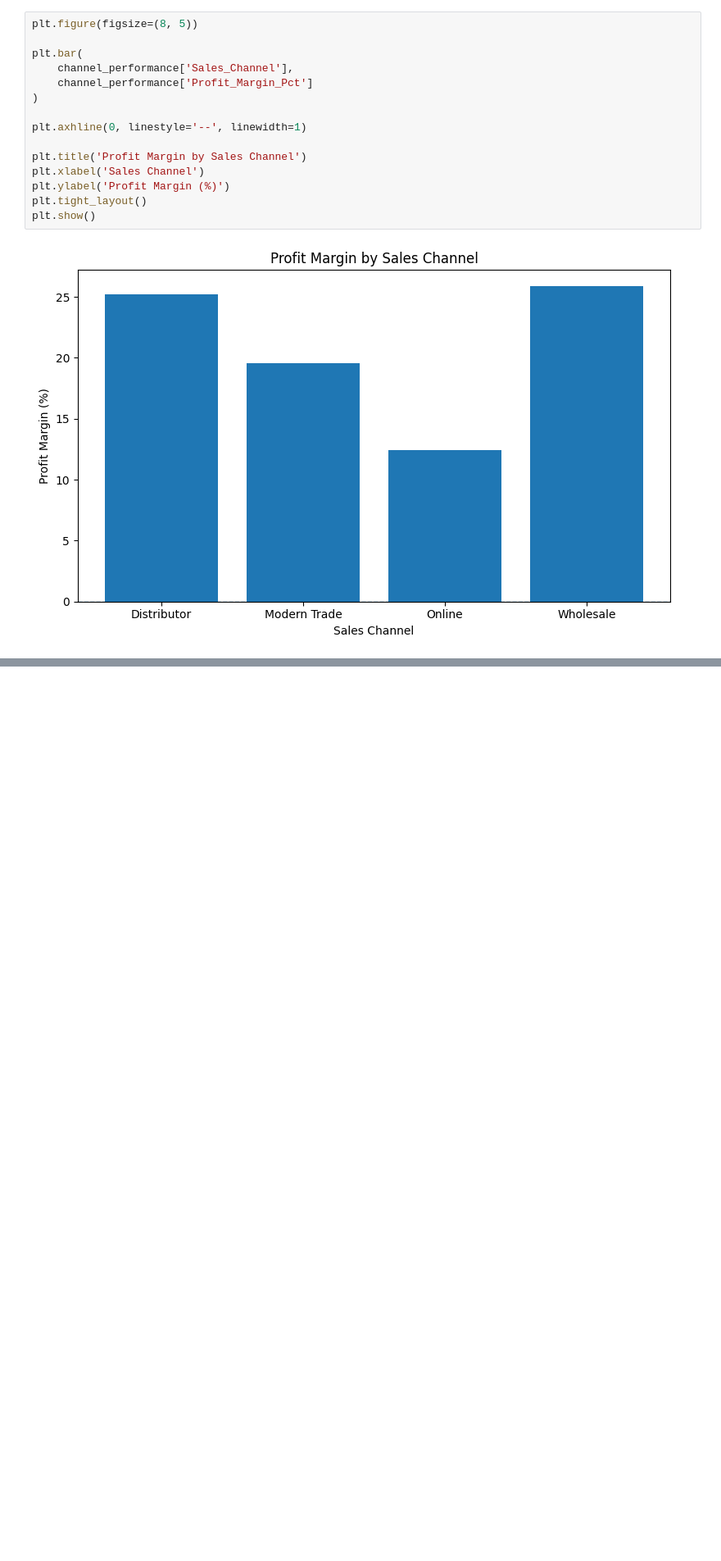
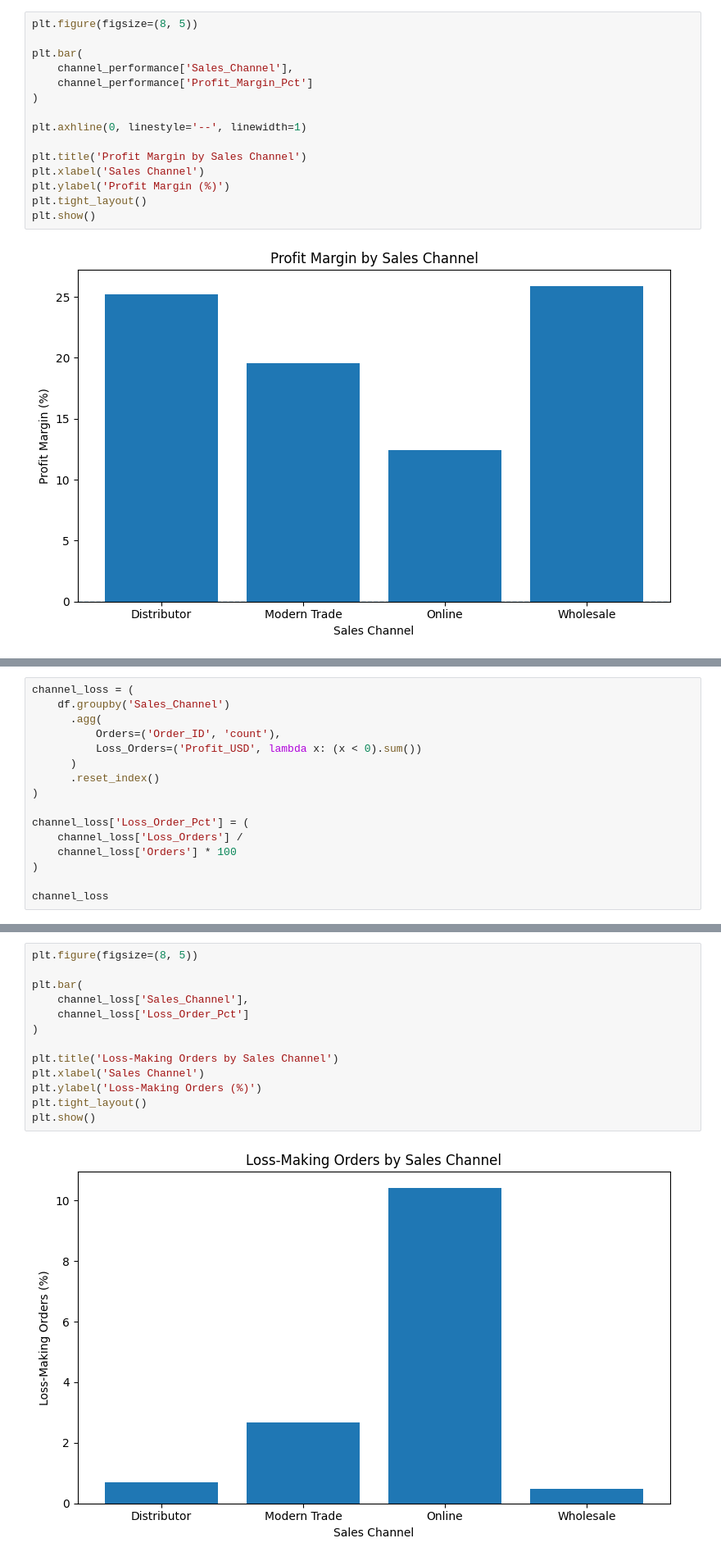
Before and after one commit to Alive-Peterson/myprojects, a Jupyter notebook: data_analytics/financial_performance_and_profitability/notebooks/FMCG_Sales_Profitability_Analysis.ipynb, the cells around one changed output, grey strips where cells are left out. Shown at 82% size. Cells and saved outputs as stored; diff of their text form; blank space fills up the shorter version.

```diff
--- a/data_analytics/financial_performance_and_profitability/notebooks/FMCG_Sales_Profitability_Analysis.ipynb
+++ b/data_analytics/financial_performance_and_profitability/notebooks/FMCG_Sales_Profitability_Analysis.ipynb
@@ -343,0 +456,16 @@ plt.show()
+# %%
+channel_loss = (
+    df.groupby('Sales_Channel')
+      .agg(
+          Orders=('Order_ID', 'count'),
+          Loss_Orders=('Profit_USD', lambda x: (x < 0).sum())
+      )
+      .reset_index()
+)
+
+channel_loss['Loss_Order_Pct'] = (
+    channel_loss['Loss_Orders'] /
+    channel_loss['Orders'] * 100
+)
+
+channel_loss
@@ -343,0 +478,15 @@ plt.show()
+# %%
+plt.figure(figsize=(8, 5))
+
+plt.bar(
+    channel_loss['Sales_Channel'],
+    channel_loss['Loss_Order_Pct']
+)
+
+plt.title('Loss-Making Orders by Sales Channel')
+plt.xlabel('Sales Channel')
+plt.ylabel('Loss-Making Orders (%)')
+plt.tight_layout()
+plt.show()
+# %% [output]
+[figure, added]
```
Also changed, not shown: parts of 21 cells of this notebook.
